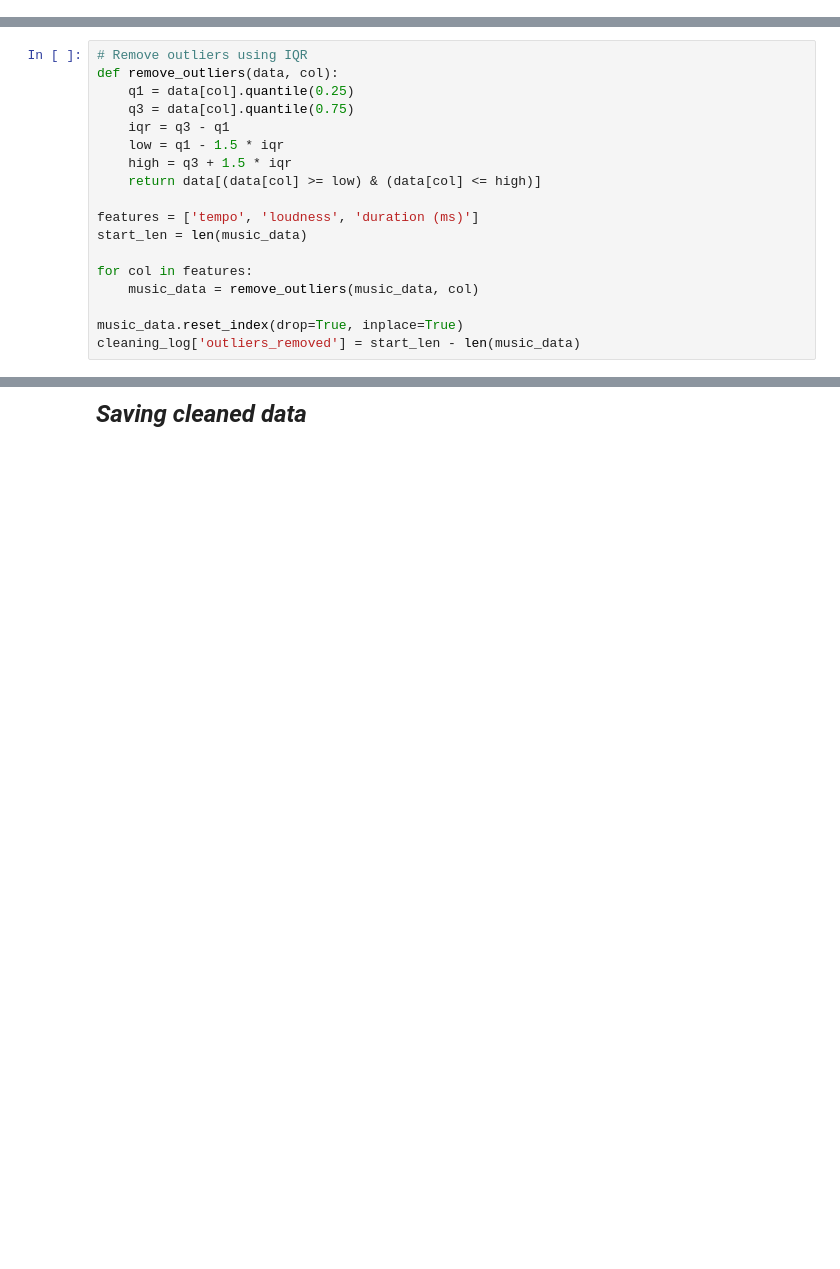
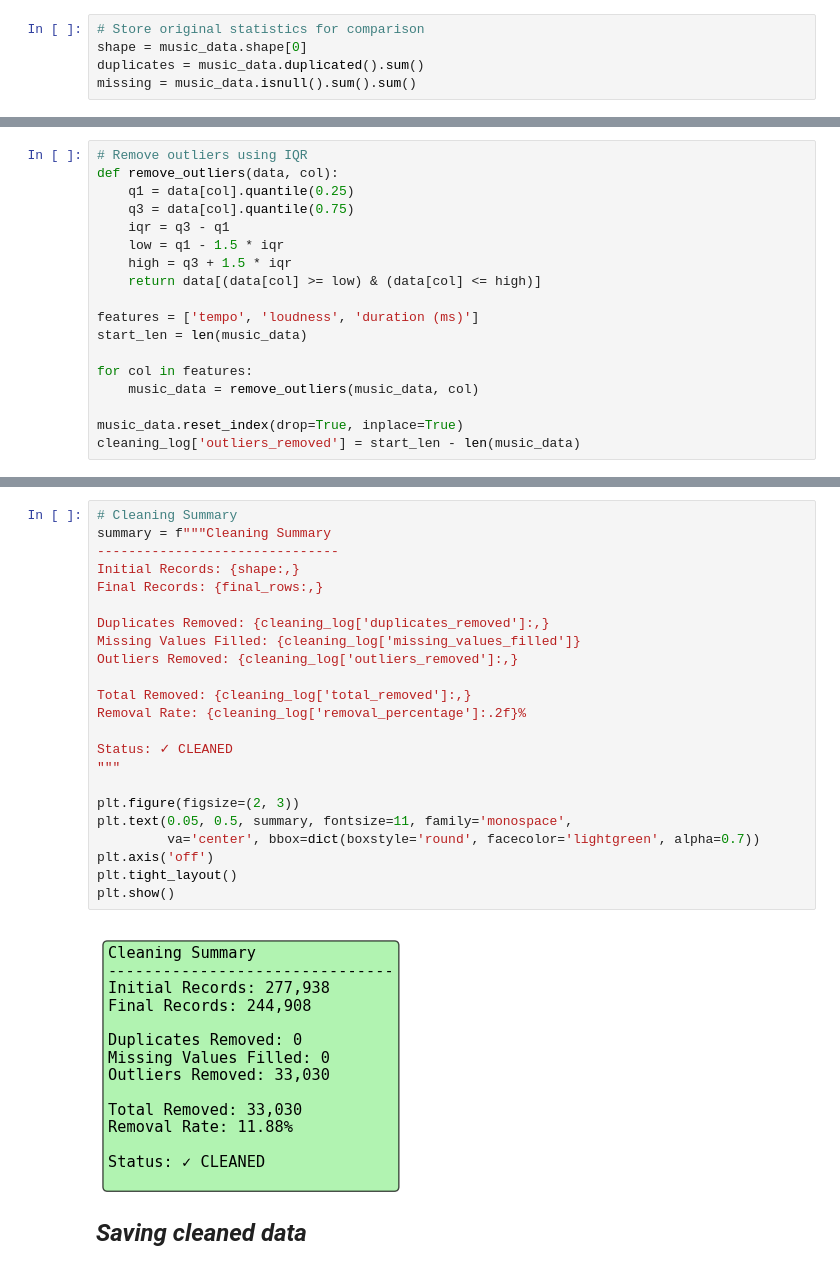
Before and after one commit to veenaledi/DS-Capstone-Project, a Jupyter notebook: Music.ipynb, the cells around one changed output, grey strips where cells are left out. Cells and saved outputs as stored; diff of their text form; blank space fills up the shorter version.

```diff
--- a/Music.ipynb
+++ b/Music.ipynb
@@ -117,6 +117,11 @@ music_data.head(10)
 ***<span style="font-size: 24px;">2.3 Initial Exploration And EDA</span>***
 # %% [markdown]
 *<span style="font-size: 22px;">2.3.2 Dataset summary</span>*
+# %%
+# Store original statistics for comparison
+shape = music_data.shape[0]
+duplicates = music_data.duplicated().sum()
+missing = music_data.isnull().sum().sum()
 # %%
 # Basic Dataset Info with plt only
 info = f"""Dataset Summary
@@ -249,2 +321,27 @@ cleaning_log['outliers_removed'] = start_len - len(music_data)
+# %%
+# Cleaning Summary
+summary = f"""Cleaning Summary
+-------------------------------
+Initial Records: {shape:,}
+Final Records: {final_rows:,}
+
+Duplicates Removed: {cleaning_log['duplicates_removed']:,}
+Missing Values Filled: {cleaning_log['missing_values_filled']}
+Outliers Removed: {cleaning_log['outliers_removed']:,}
+
+Total Removed: {cleaning_log['total_removed']:,}
+Removal Rate: {cleaning_log['removal_percentage']:.2f}%
+
+Status: ✓ CLEANED
+"""
+
+plt.figure(figsize=(2, 3))
+plt.text(0.05, 0.5, summary, fontsize=11, family='monospace',
+         va='center', bbox=dict(boxstyle='round', facecolor='lightgreen', alpha=0.7))
+plt.axis('off')
+plt.tight_layout()
+plt.show()
+# %% [output]
+[figure, added]
 # %% [markdown]
 ***<span style="font-size: 24px;"> Saving cleaned data</span>***
```
Also changed, not shown: parts of 11 cells of this notebook.
